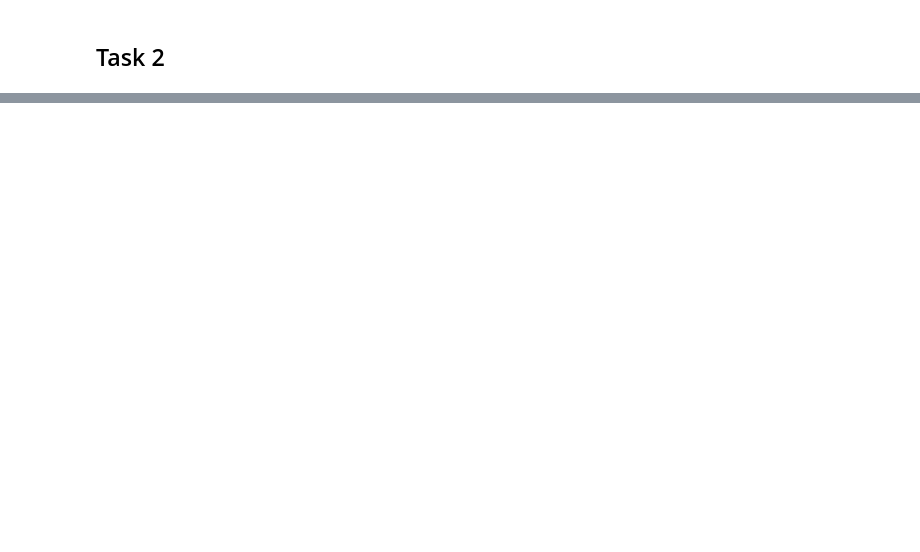
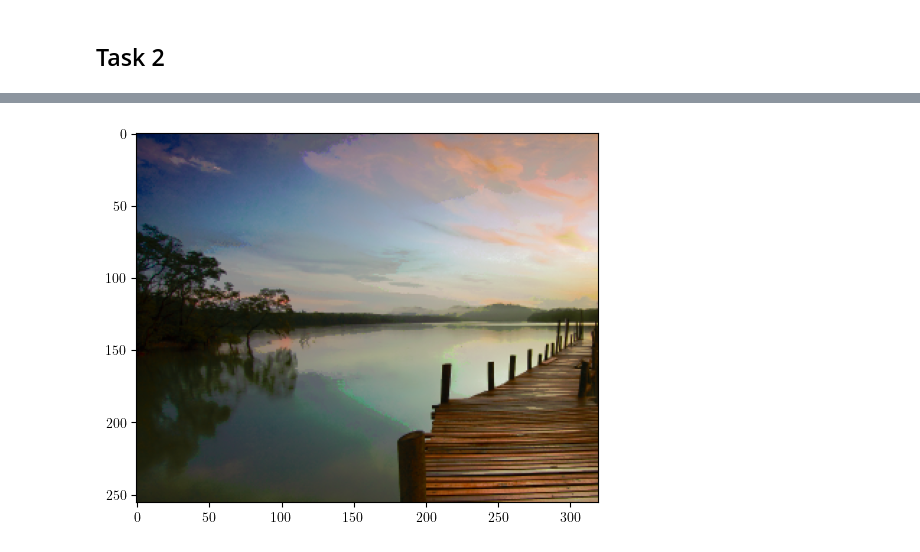
Before and after one commit to oalkaya/mfcgv-projects, a Jupyter notebook: MF2023-Exercise4/code/OptimalTransport/task1.ipynb, the cells around one changed output, grey strips where cells are left out. Cells and saved outputs as stored; diff of their text form; code cells hidden in the pictures; blank space fills up the shorter version.

```diff
--- a/MF2023-Exercise4/code/OptimalTransport/task1.ipynb
+++ b/MF2023-Exercise4/code/OptimalTransport/task1.ipynb
@@ -195,0 +192,31 @@ display_distribution(x_distances, 50)
+# %%
+iterations = 100
+n_dir = 5
+src_re = downsampled_src_img
+dst_re = downsampled_dst_img
+
+src_re_update = src_re.copy()
+for i in range(iterations):
+    x = src_re_update.reshape(-1, src_re_update.shape[-1])
+    y = dst_re.reshape(-1, dst_re.shape[-1])
+
+    update = np.zeros_like(x)
+    for j in range(n_dir):
+        direction = random_normalized_vector_3d()
+        x_i = x.dot(direction)
+        y_i = y.dot(direction)
+        index_x = np.argsort(x_i)
+        x_i = np.sort(x_i)
+        y_i = np.sort(y_i)
+        difference = y_i - x_i
+        np.put(difference, index_x, difference)
+        update += difference[:,np.newaxis] * direction
+    update /= n_dir
+    output_img = src_re_update + update.reshape(*src_re_update.shape)
+    output_img = np.clip(output_img, 0, 1)
+    src_re_update = output_img
+
+plt.imshow(output_img.reshape(256, 320, 3))
+plt.show()
+# %% [output]
+[figure, added]
```
Also changed, not shown: parts of 18 cells of this notebook.
